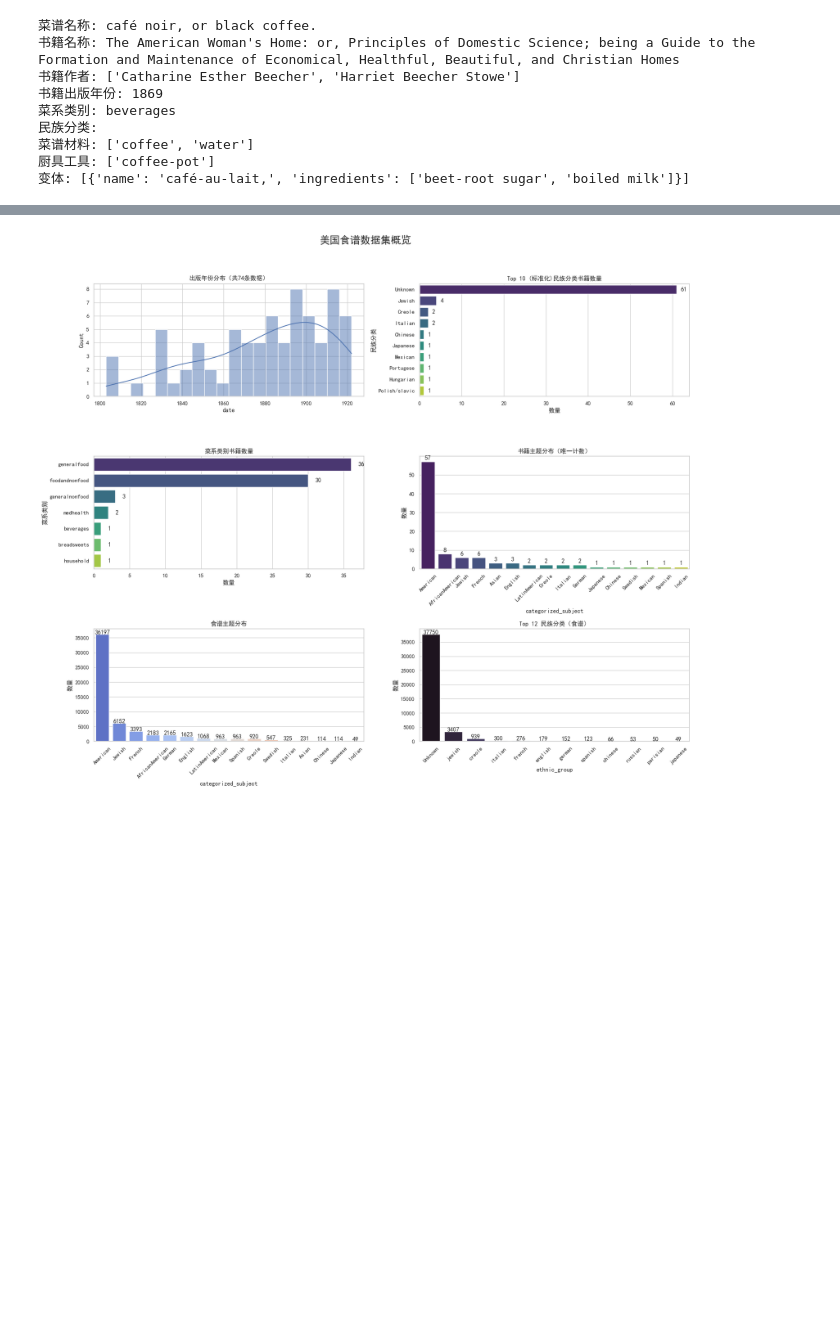
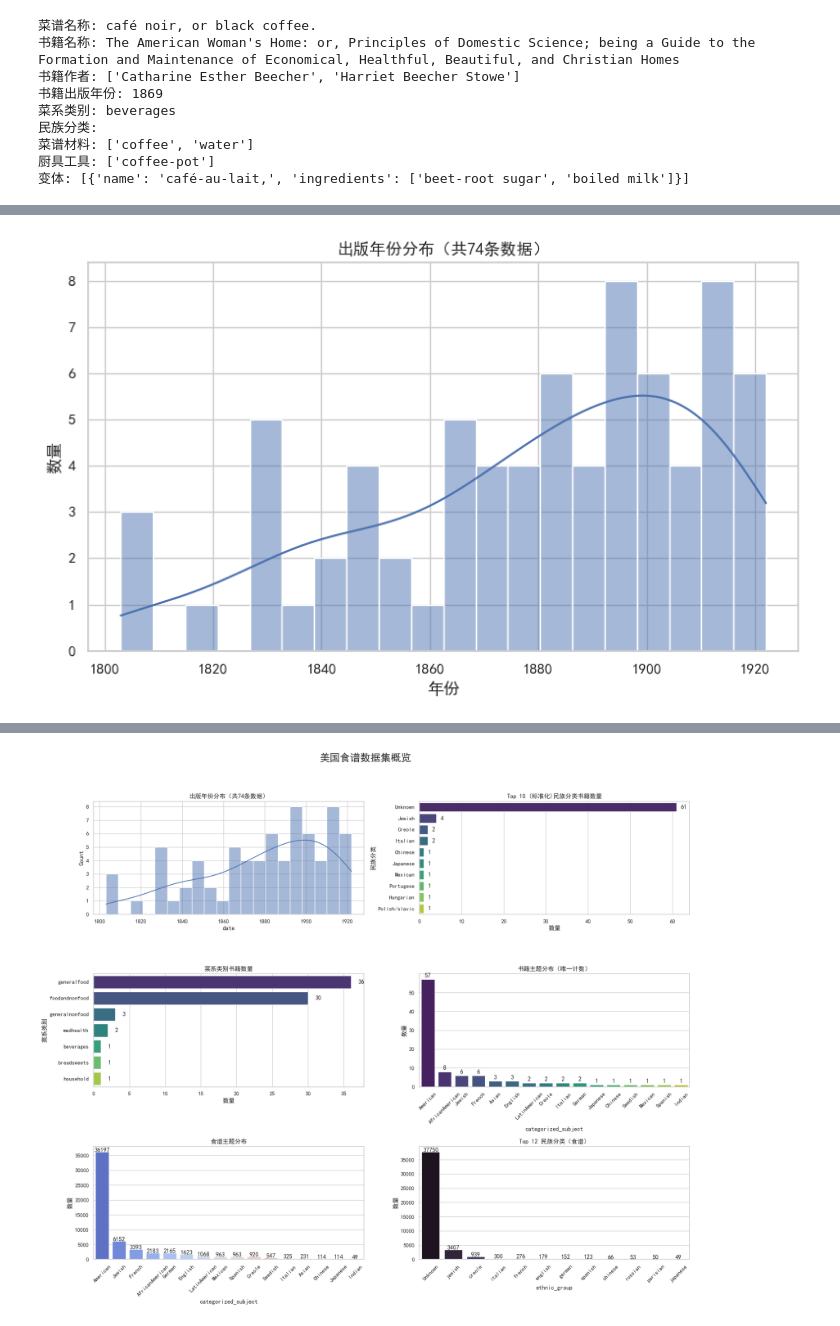
Before and after one commit to YunlongDong01/American-Cuisine-Immigration, a Jupyter notebook: All_Book_Visualization.ipynb, the cells around one changed output, grey strips where cells are left out. Saved outputs shown, nothing was run; the diff lists cells and outputs as text; code cells hidden in the pictures; blank space fills up the shorter version.

Commit message:
updated visualization notebook

```diff
--- a/All_Book_Visualization.ipynb
+++ b/All_Book_Visualization.ipynb
@@ -212,0 +210,6 @@ def categorize_subjects(subjects):
+# %%
+# 创建 df_books 的副本，并预处理 subject 类别
+df_books_copy = df_books.copy()
+preprocess_subjects(df_books_copy)
+df_books_copy['categorized_subject'] = df_books_copy['subject'].apply(categorize_subjects)
+df_books_copy.head()
@@ -212,0 +223,33 @@ def categorize_subjects(subjects):
+# %%
+import matplotlib.pyplot as plt
+import seaborn as sns
+import re
+import numpy as np
+
+# 提取年份函数
+def extract_year_simple(date_val):
+    date_str = str(date_val)
+    if 'c' in date_str.lower():
+        match = re.search(r'c\D*(\d{4})', date_str, re.IGNORECASE)
+        if match:
+            return int(match.group(1))
+    match = re.search(r'(\d{4})', date_str)
+    if match:
+        return int(match.group(1))
+    return np.nan
+
+# 应用到 df_books 副本上
+# df_books_copy = df_books.copy()
+df_books_copy['date'] = df_books_copy['date'].apply(extract_year_simple)
+valid_years = df_books_copy['date'].dropna()
+
+# 绘图
+plt.figure(figsize=(8, 5))
+sns.histplot(valid_years, bins=20, kde=True)
+plt.title(f"出版年份分布（共{len(valid_years)}条数据）")
+plt.xlabel("年份")
+plt.ylabel("数量")
+plt.tight_layout()
+plt.show()
+# %% [output]
+[figure, added]
```
Also changed, not shown: parts of 52 cells of this notebook.
